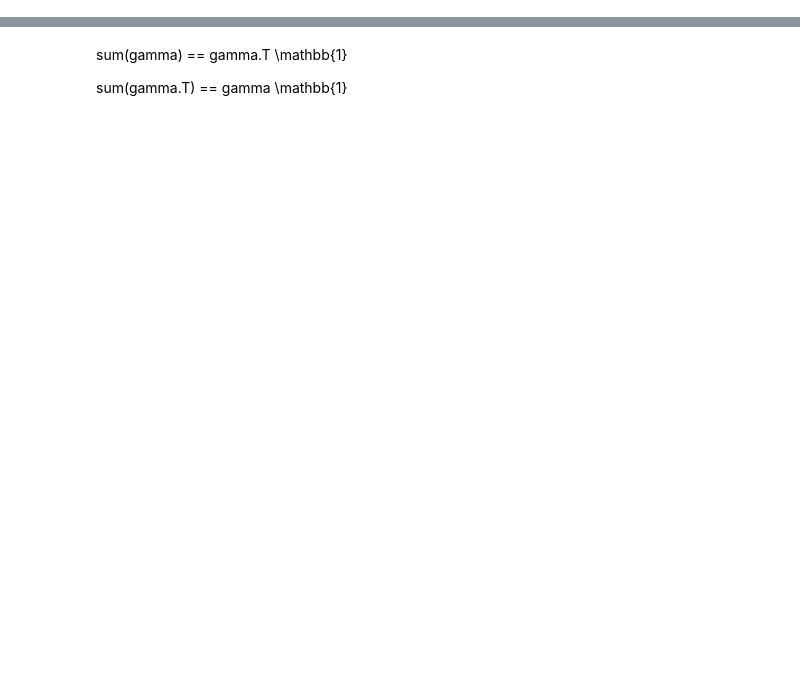
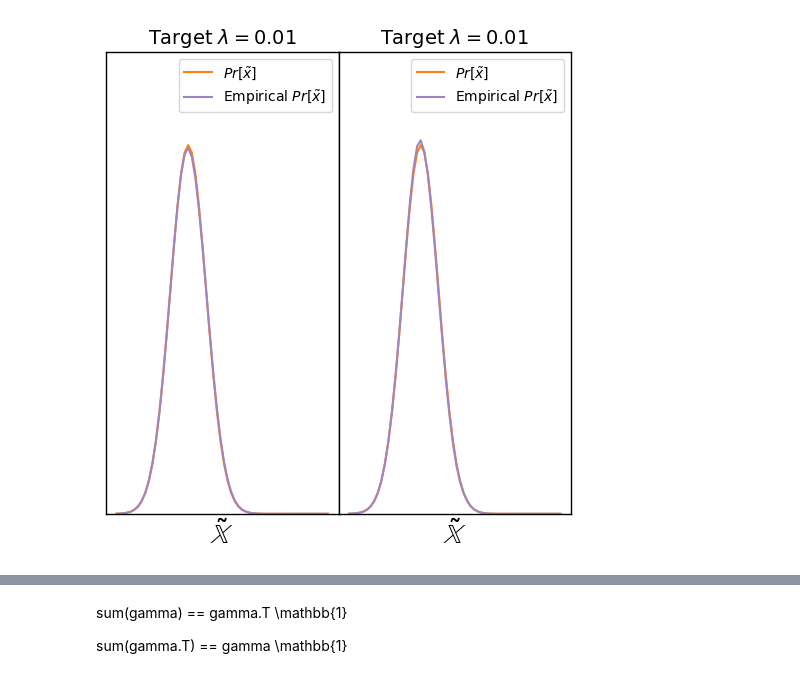
Before and after one commit to Quan-Zhou/OT_Debiasing, a Jupyter notebook: Dykstra.ipynb, the cells around one changed output, grey strips where cells are left out. Cells and saved outputs as stored; diff of their text form; code cells hidden in the pictures; blank space fills up the shorter version.

```diff
--- a/Dykstra.ipynb
+++ b/Dykstra.ipynb
@@ -206,0 +196,47 @@ ValueError: matmul: Input operand 1 has a mismatch in its core dimension 0, with
+# %%
+data_revised_1=projection(data,gamma_classic[len(gamma_classic)-1])
+data_revised_2=projection(data,gamma_dict[len(gamma_dict)-1])
+# %%
+dist_original=dict()
+dist_original['x']=empirical_distribution(data,dist)
+dist_original['x_0']=empirical_distribution(data[data['S']=='0'],dist)
+dist_original['x_1']=empirical_distribution(data[data['S']=='1'],dist)
+
+dist_project_1=dict()
+dist_project_1['x']=empirical_distribution(data_revised_1,dist)
+dist_project_1['x_0']=empirical_distribution(data_revised_1[data_revised_1['S']=='0'],dist)
+dist_project_1['x_1']=empirical_distribution(data_revised_1[data_revised_1['S']=='1'],dist)
+
+dist_project_2=dict()
+dist_project_2['x']=empirical_distribution(data_revised_2,dist)
+dist_project_2['x_0']=empirical_distribution(data_revised_2[data_revised_2['S']=='0'],dist)
+dist_project_2['x_1']=empirical_distribution(data_revised_2[data_revised_2['S']=='1'],dist)
+# %%
+ymax=0.1
+fig = plt.figure(figsize=(12,6))
+plt.rcParams['axes.linewidth'] = 1
+plt.rc('axes', labelsize=6)
+ax=plt.subplot2grid((1,4),(0,1), rowspan=1, colspan=1)
+dist_tmp=dist_project_1
+plt.plot(x_range,dist['t_x'],label=r'$Pr[\tilde{x}]$',color='tab:orange')
+plt.plot(x_range,dist_tmp['x'],label=r'Empirical $Pr[\tilde{x}]$',color='#9f86c0')
+plt.ylim([0,ymax])
+plt.legend()
+plt.yticks([])
+plt.xticks([])
+plt.xlabel(r'$\tilde{\mathbb{X}}$',fontsize=20)
+plt.title('Target '+r'$\lambda=0.01$',fontsize=14)
+ax=plt.subplot2grid((1,4),(0,2), rowspan=1, colspan=1)
+dist_tmp=dist_project_2
+plt.plot(x_range,dist['t_x'],label=r'$Pr[\tilde{x}]$',color='tab:orange')
+plt.plot(x_range,dist_tmp['x'],label=r'Empirical $Pr[\tilde{x}]$',color='#9f86c0')
+plt.ylim([0,ymax])
+plt.legend()
+plt.yticks([])
+plt.xticks([])
+plt.xlabel(r'$\tilde{\mathbb{X}}$',fontsize=20)
+plt.title('Target '+r'$\lambda=0.01$',fontsize=14)
+plt.subplots_adjust(left=None, bottom=None, right=None, top=None, wspace=0,hspace=0.)
+#plt.savefig('C:/Users/zhouq/Downloads/lambda_example.pdf',bbox_inches = 'tight')
+# %% [output]
+[figure, added]
```
Also changed, not shown: parts of 19 cells of this notebook.
